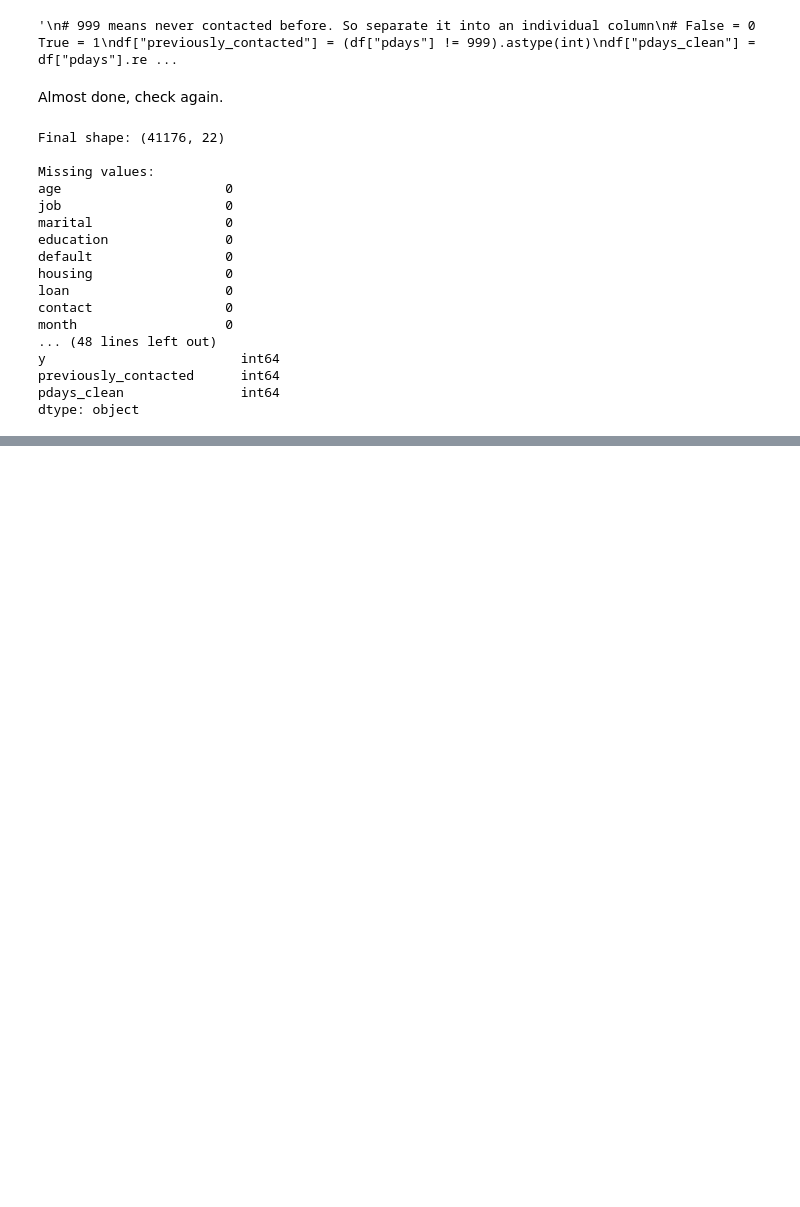
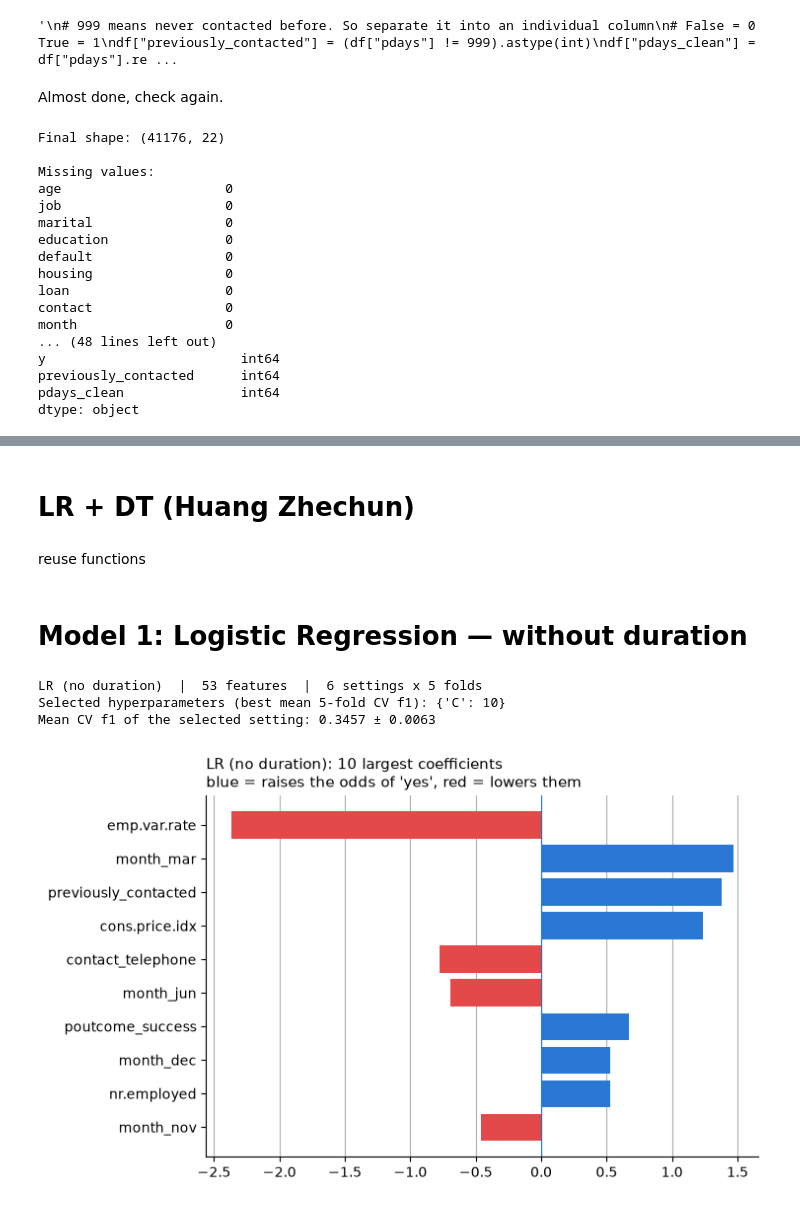
Before and after one commit to Spring202404/KM6312-Group-Project--Group5--2026Semester1, a Jupyter notebook: notebooks/DemoBankAdditional.ipynb, the cells around one changed output, grey strips where cells are left out. Saved outputs shown, nothing was run; the diff lists cells and outputs as text; code cells hidden in the pictures; blank space fills up the shorter version.

Commit message:
Add four models
add logistic regression + decision tree model with&without duration

```diff
--- a/notebooks/DemoBankAdditional.ipynb
+++ b/notebooks/DemoBankAdditional.ipynb
@@ -203,0 +288,56 @@ dtype: object
+# %% [markdown]
+# LR + DT (Huang Zhechun)
+# %%
+from sklearn.linear_model import LogisticRegression
+from sklearn.tree import DecisionTreeClassifier, plot_tree
+from sklearn.model_selection import GridSearchCV
+from sklearn import metrics
+
+lr_grid = {"C": [0.001, 0.01, 0.1, 1, 10, 100]}
+# %% [markdown]
+reuse functions
+# %%
+grids = {}        # model name -> fitted GridSearchCV (refitted best model in .best_estimator_)
+
+def fit_model(name, estimator, param_grid, X_tr):
+    """5-fold CV grid search on the TRAINING set; the best setting (by REFIT_METRIC) is refitted on all of X_tr."""
+    grid = GridSearchCV(estimator, param_grid, cv=cv, scoring=SCORING, refit=REFIT_METRIC, n_jobs=-1)
+    grid.fit(X_tr, y_train)
+    grids[name] = grid
+    i = grid.best_index_
+    print(f"{name}  |  {X_tr.shape[1]} features  |  {len(grid.cv_results_['params'])} settings x 5 folds")
+    print(f"Selected hyperparameters (best mean 5-fold CV {REFIT_METRIC}): {grid.best_params_}")
+    print(f"Mean CV {REFIT_METRIC} of the selected setting: "
+          f"{grid.cv_results_[f'mean_test_{REFIT_METRIC}'][i]:.4f} ± {grid.cv_results_[f'std_test_{REFIT_METRIC}'][i]:.4f}")
+    return grid.best_estimator_
+
+
+def plot_lr_coefficients(name, k=10):
+    """The k largest coefficients of a fitted LR model (continuous features are standardised, so they are comparable)."""
+    model = grids[name].best_estimator_
+    coefs = pd.Series(model.coef_[0], index=model.feature_names_in_)
+    top = coefs.reindex(coefs.abs().nlargest(k).index)[::-1]
+    fig, ax = plt.subplots(figsize=(7.5, 4.6))
+    ax.barh(top.index, top.values, color=["#2a78d6" if v > 0 else "#e34948" for v in top.values])
+    ax.axvline(0, linewidth=0.8)
+    ax.set_title(f"{name}: {k} largest coefficients\nblue = raises the odds of 'yes', red = lowers them",
+                 fontsize=11, loc="left")
+    ax.grid(axis="x")
+    ax.set_axisbelow(True)
+    for side in ("top", "right"):
+        ax.spines[side].set_visible(False)
+    plt.tight_layout()
+    plt.show()
+# %% [markdown]
+# Model 1: Logistic Regression — without duration
+# %%
+lr_no_duration = fit_model("LR (no duration)",
+                           LogisticRegression(solver="lbfgs", max_iter=1000),
+                           lr_grid,
+                           X_train_scaled[featurenoduration])
+plot_lr_coefficients("LR (no duration)")
+# %% [output]
+LR (no duration)  |  53 features  |  6 settings x 5 folds
+Selected hyperparameters (best mean 5-fold CV f1): {'C': 10}
+Mean CV f1 of the selected setting: 0.3457 ± 0.0063
+[figure, added]
```
Also changed, not shown: parts of 36 cells of this notebook, 2 other files.
